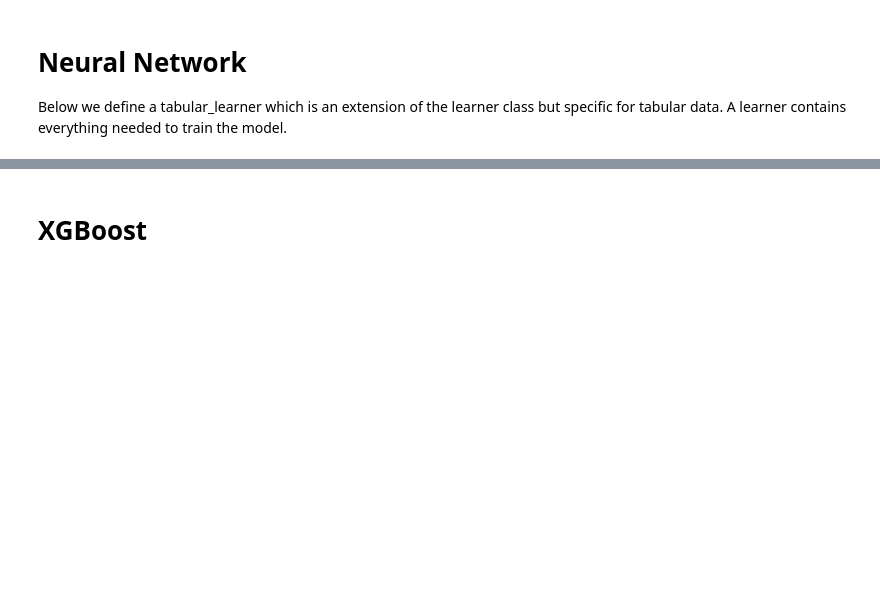
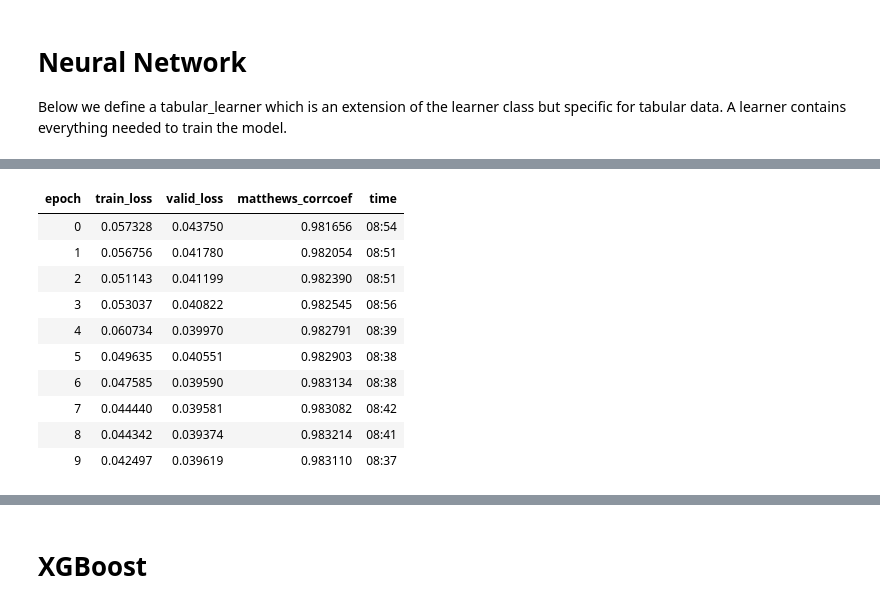
Before and after one commit to rubanzasilva/poisonous_mushrooms_classification, a Jupyter notebook: fastai_gradient_boosting.ipynb, the cells around one changed output, grey strips where cells are left out. Saved outputs shown, nothing was run; the diff lists cells and outputs as text; code cells hidden in the pictures; blank space fills up the shorter version.

```diff
--- a/fastai_gradient_boosting.ipynb
+++ b/fastai_gradient_boosting.ipynb
@@ -202,0 +314,15 @@ Below we define a tabular_learner which is an extension of the learner class but
+# %%
+%%time
+learn.fit_one_cycle(10,1e-3)
+# %% [output]
+| epoch | train_loss | valid_loss | matthews_corrcoef | time |
+| 0 | 0.057328 | 0.043750 | 0.981656 | 08:54 |
+| 1 | 0.056756 | 0.041780 | 0.982054 | 08:51 |
+| 2 | 0.051143 | 0.041199 | 0.982390 | 08:51 |
+| 3 | 0.053037 | 0.040822 | 0.982545 | 08:56 |
+| 4 | 0.060734 | 0.039970 | 0.982791 | 08:39 |
+| 5 | 0.049635 | 0.040551 | 0.982903 | 08:38 |
+| 6 | 0.047585 | 0.039590 | 0.983134 | 08:38 |
+| 7 | 0.044440 | 0.039581 | 0.983082 | 08:42 |
+| 8 | 0.044342 | 0.039374 | 0.983214 | 08:41 |
+| 9 | 0.042497 | 0.039619 | 0.983110 | 08:37 |
```
Also changed, not shown: parts of 48 cells of this notebook.
